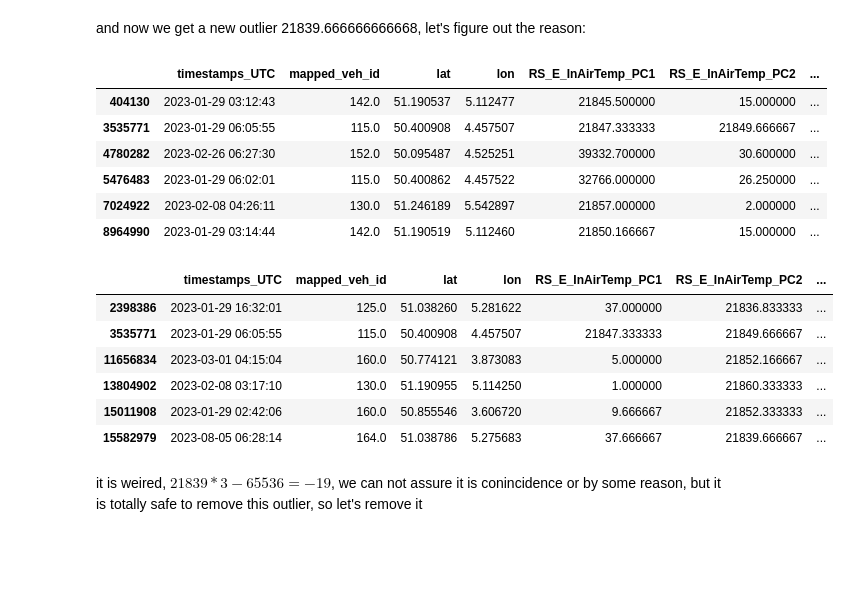
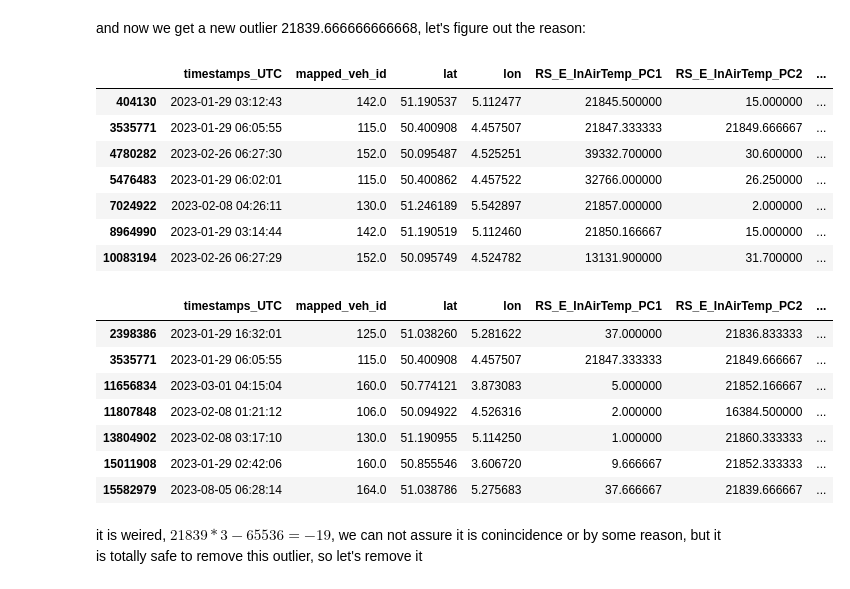
Before and after one commit to yutao-data/Data_Mining_SNCB, a Jupyter notebook: notebooks/sncb-eda-data-clean.ipynb, the cells around one changed output. Cells and saved outputs as stored; diff of their text form; code cells hidden in the pictures; blank space fills up the shorter version.

```diff
--- a/notebooks/sncb-eda-data-clean.ipynb
+++ b/notebooks/sncb-eda-data-clean.ipynb
@@ -312,22 +312,24 @@ max_value_pc1_updated, max_value_pc2_updated
 # %% [markdown]
 and now we get a new outlier 21839.666666666668, let's figure out the reason:
 # %%
-data.loc[data['RS_E_InAirTemp_PC1'] > 20000]
+data.loc[data['RS_E_InAirTemp_PC1'] > 1000]
 # %% [output]
 |  | timestamps_UTC | mapped_veh_id | lat | lon | RS_E_InAirTemp_PC1 | RS_E_InAirTemp_PC2 | ... |
 | 404130 | 2023-01-29 03:12:43 | 142.0 | 51.190537 | 5.112477 | 21845.500000 | 15.000000 | ... |
 | 3535771 | 2023-01-29 06:05:55 | 115.0 | 50.400908 | 4.457507 | 21847.333333 | 21849.666667 | ... |
 | 4780282 | 2023-02-26 06:27:30 | 152.0 | 50.095487 | 4.525251 | 39332.700000 | 30.600000 | ... |
 | 5476483 | 2023-01-29 06:02:01 | 115.0 | 50.400862 | 4.457522 | 32766.000000 | 26.250000 | ... |
 | 7024922 | 2023-02-08 04:26:11 | 130.0 | 51.246189 | 5.542897 | 21857.000000 | 2.000000 | ... |
 | 8964990 | 2023-01-29 03:14:44 | 142.0 | 51.190519 | 5.112460 | 21850.166667 | 15.000000 | ... |
+| 10083194 | 2023-02-26 06:27:29 | 152.0 | 50.095749 | 4.524782 | 13131.900000 | 31.700000 | ... |
 # %%
-data.loc[data['RS_E_InAirTemp_PC2'] > 20000]
+data.loc[data['RS_E_InAirTemp_PC2'] > 1000]
 # %% [output]
 |  | timestamps_UTC | mapped_veh_id | lat | lon | RS_E_InAirTemp_PC1 | RS_E_InAirTemp_PC2 | ... |
 | 2398386 | 2023-01-29 16:32:01 | 125.0 | 51.038260 | 5.281622 | 37.000000 | 21836.833333 | ... |
 | 3535771 | 2023-01-29 06:05:55 | 115.0 | 50.400908 | 4.457507 | 21847.333333 | 21849.666667 | ... |
 | 11656834 | 2023-03-01 04:15:04 | 160.0 | 50.774121 | 3.873083 | 5.000000 | 21852.166667 | ... |
+| 11807848 | 2023-02-08 01:21:12 | 106.0 | 50.094922 | 4.526316 | 2.000000 | 16384.500000 | ... |
 | 13804902 | 2023-02-08 03:17:10 | 130.0 | 51.190955 | 5.114250 | 1.000000 | 21860.333333 | ... |
 | 15011908 | 2023-01-29 02:42:06 | 160.0 | 50.855546 | 3.606720 | 9.666667 | 21852.333333 | ... |
 | 15582979 | 2023-08-05 06:28:14 | 164.0 | 51.038786 | 5.275683 | 37.666667 | 21839.666667 | ... |
```
Also changed, not shown: parts of 14 cells of this notebook.
